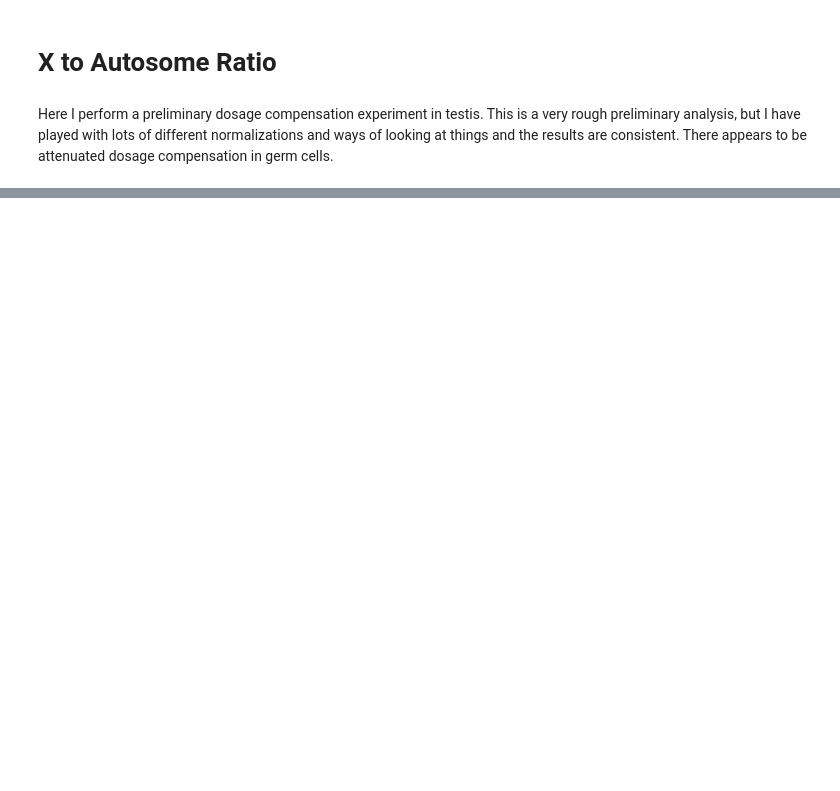
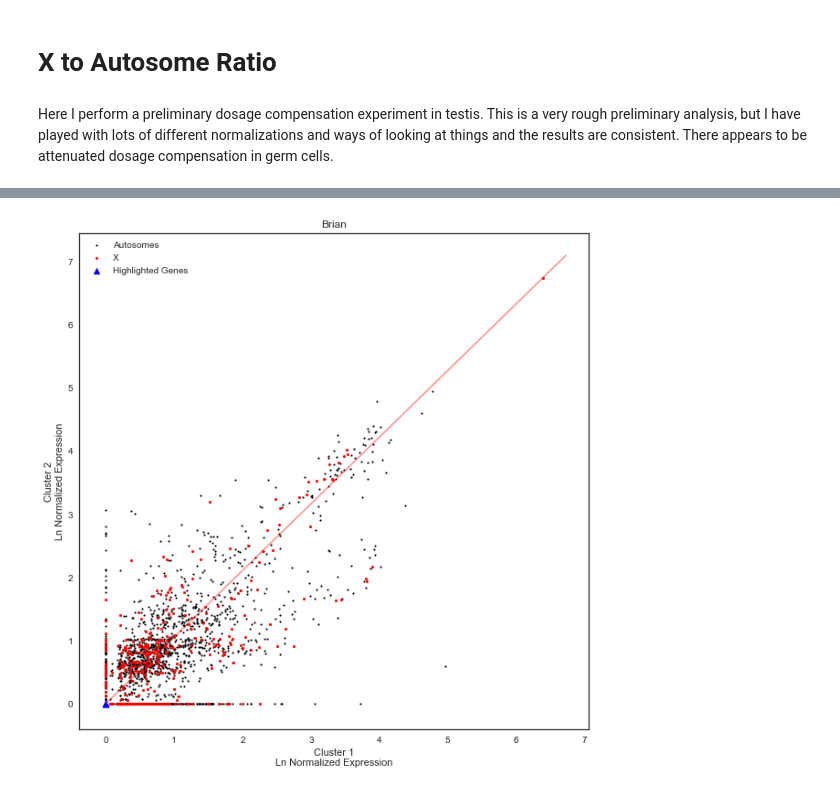
Before and after one commit to jfear/larval_gonad, a Jupyter notebook: notebook/deliver/testis_pilot_scRNAseq_X_to_A.ipynb, the cells around one changed output, grey strips where cells are left out. Drawn from its saved outputs; the diff is of its cells as text; code cells hidden in the pictures; blank space fills up the shorter version.

```diff
--- a/notebook/deliver/testis_pilot_scRNAseq_X_to_A.ipynb
+++ b/notebook/deliver/testis_pilot_scRNAseq_X_to_A.ipynb
@@ -191,6 +70,0 @@ merged = clusters.set_index('cell_id').join(te)
-# %%
-for clus, df in merged.groupby('cluster'):
-    sns.distplot(np.log10(df.drop('cluster', axis=1).T.sum()+1),
-                 label='cluster_{}'.format(clus),
-                 hist=False,
-                 kde_kws={'lw': 2})
@@ -278,0 +196,40 @@ sns.heatmap(clus.sort_index(), ax=ax, xticklabels=False);
+# %%
+BRIAN_FBGN = [symbol2fbgn[x] for x in BRIAN]
+SHAR_PRIMARY_FBGN = [symbol2fbgn[x] for x in SHAR_PRIMARY]
+SHAR_LATE_FBGN = [symbol2fbgn[x] for x in SHAR_LATE]
+SHAR_POST_FBGN = [symbol2fbgn[x] for x in SHAR_POST]
+# %%
+def plot_scatter(A, B, A_label=None, B_label=None, highlight=None, annotate=False, title=None):
+    _A = A.median(axis=1)
+    _B = B.median(axis=1)
+    _fbgns = _A.index.intersection(_B.index).tolist()
+
+    _chrx = fbgn2chrom.loc[_fbgns, 'chrom'] == 'chrX'
+    _autosome = fbgn2chrom.loc[_fbgns, 'chrom'].isin(CHROMS) & (fbgn2chrom.loc[_fbgns, 'chrom'] != 'chrX')
+
+    plt.scatter(_A.loc[_autosome], _B.loc[_autosome], s=3, c='k', label='Autosomes')
+    plt.scatter(_A.loc[_chrx], _B.loc[_chrx], s=8, c='r', label='X')
+    ax = plt.gca()
+    plt.plot([0, ax.get_xlim()[1]], [0, ax.get_ylim()[1]], c='r', alpha=.4)
+
+    ax.set_xlabel(f'Cluster {A_label}\nLn Normalized Expression')
+    ax.set_ylabel(f'Cluster {B_label}\nLn Normalized Expression')
+
+    if highlight is None:
+        pass
+    else:
+        _hi = [x for x in highlight if x in _fbgns]
+        plt.scatter(_A.loc[_hi], _B.loc[_hi], s=50, marker='^', c='b', label='Highlighted Genes')
+
+        if annotate:
+            for pt in zip(zip(_A.loc[_hi].values, _B.loc[_hi].values), _hi):
+                plt.annotate(fbgn2symbol[pt[1]], pt[0], xytext=(10,0), textcoords='offset points', fontsize=18)
+
+    plt.legend()
+
+    if title is not None:
+        ax.set_title(title)
+# %%
+plot_scatter(cluster1, cluster2, 1, 2, BRIAN_FBGN, title='Brian')
+# %% [output]
+[figure, added]
```
Also changed, not shown: parts of 36 cells of this notebook, 10 other files.
